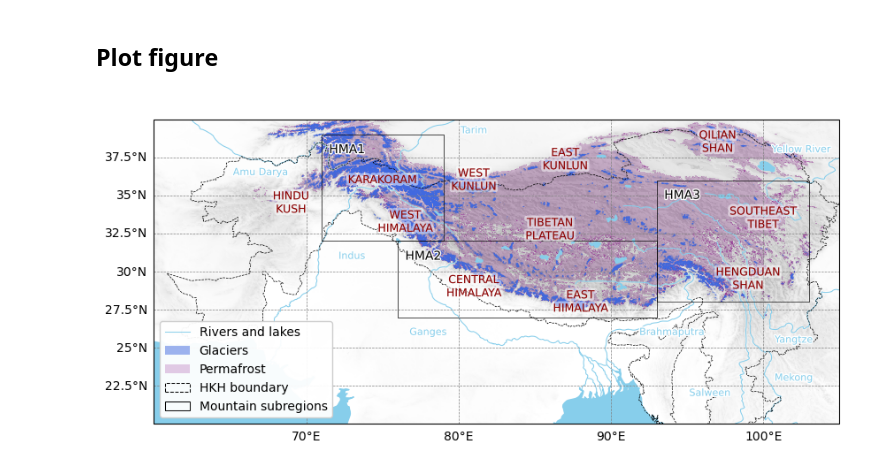
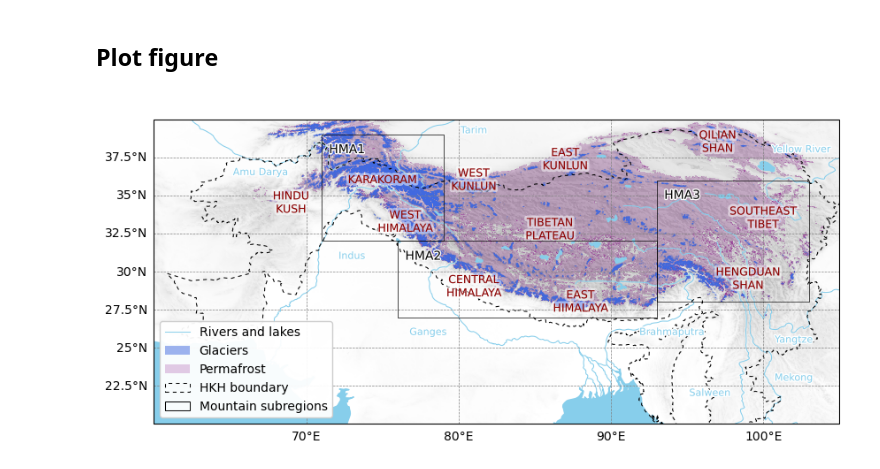
Before and after one commit to kenzaxtazi/bcm4rcm, a Jupyter notebook: plots/hma_map.ipynb, the cells around one changed output. Cells and saved outputs as stored; diff of their text form; code cells hidden in the pictures.

Commit message:
plot notebooks

```diff
--- a/plots/hma_map.ipynb
+++ b/plots/hma_map.ipynb
@@ -168,21 +112,3 @@ other_rivers = ['Naryn', 'Lancang', 'Nu', 'Jinsha', 'Yarkant', 'Hotan', 'Aksu',
 river_dict = {'Indus': [73, 31], 'Ganges': [78, 26], 'Brahmaputra': [94, 26],
               'Tarim': [81, 39.25], 'Amu Darya': [67, 36.5], 'Mekong': [102, 23], 'Salween': [96.5, 22],
               'Yangtze': [102, 25.5], 'Yellow River': [102.5, 38],}
-# %%
-def regional_rectangle(lonmin, lonmax, latmin, latmax, nvert=100):
-    """ Return Polygon object to create regional rectangle on maps."""
-    lons = np.r_[
-        np.linspace(lonmin, lonmin, nvert),
-        np.linspace(lonmin, lonmax, nvert),
-        np.linspace(lonmax, lonmax, nvert),
-    ].tolist()
-
-    lats = np.r_[
-        np.linspace(latmin, latmax, nvert),
-        np.linspace(latmax, latmax, nvert),
-        np.linspace(latmax, latmin, nvert),
-    ].tolist()
-
-    pgon = LinearRing(list(zip(lons, lats)))
-
-    return pgon
@@ -202,23 +135,20 @@ fig, ax1 = plt.subplots(figsize=(10, 6), subplot_kw={'projection': proj})
 # Elevation
 top_ds1['hs_elev'] = 50*top_ds1.hillshade * top_ds1.elevation**1.3
 hs = top_ds1.hs_elev.plot(cmap='gist_yarg', alpha=.5, add_colorbar=False, zorder=-13)
-#el = top_ds1.elevation.plot(cmap=newmap, alpha=0.5, vmin=-200, vmax=6300, cbar_kwargs={'label': 'Elevation [m]', 'location':'bottom','pad': 0.07, 'fraction': 0.03, 'aspect': 10, 'extend':'max'})
 
 # Permafrost
-#gdf.plot(ax=ax1, color='None', edgecolor='blue', linewidth=0.5, alpha=0.5)
 perm_da_sli.PFR.plot.contourf(ax=ax1, colors=['purple'], levels=[0, 1], alpha=0.2, transform=proj2, add_colorbar=False, zorder=-12)
 
 # Glaciers
-
 for glacier in [glaciers13_path, glaciers14_path, glaciers15_path]:
     glaciers_shp = shapereader.Reader(glacier)
     for rec in glaciers_shp.records():
         ax1.add_geometries(rec.geometry, crs=proj, edgecolor='royalblue', facecolor='None', linewidth=0.5, alpha=0.5, zorder=-11)
 
-# Features
+# Cartopy features
 ocean_50m = cf.NaturalEarthFeature("physical", "ocean", "50m", edgecolor="face", facecolor='skyblue')
 lakes_50m = cf.NaturalEarthFeature("physical", "lakes", "50m", edgecolor="skyblue", facecolor='skyblue')
-river_50m = cf.NaturalEarthFeature("physical", "rivers_lake_centerlines", "50m", edgecolor="skyblue", facecolor="None")
+#river_50m = cf.NaturalEarthFeature("physical", "rivers_lake_centerlines", "50m", edgecolor="skyblue", facecolor="None")
 ax1.add_feature(ocean_50m, zorder=-10)
 ax1.add_feature(lakes_50m, label='lakes', zorder=-9)
 
@@ -241,47 +171,47 @@ for rec in hkh_region_shape.records():
         hkh_region,
         edgecolor="black",
         facecolor="None",
-        linestyle='--',
-        linewidth=0.5,
+        linestyle=(0, (4,4)),
+        linewidth=0.75,
         zorder=-7)
-
-# Mountain boundaries
-ax1.add_geometries([hma1, hma2, hma3], proj, edgecolor="black",
-            facecolor="None", linestyle='-', linewidth=0.5)
 
 
 # Grid
 gl = ax1.gridlines(draw_labels=True, linewidth=0.5, linestyle='--', color='gray')
 gl.top_labels = False
 gl.right_labels = False
 ax1.set_ylabel(" ")
 ax1.set_xlabel(" ")
 ax1.set_title(" ")
 ax1.set_extent([60, 105, 20, 40], crs=proj)
 
 # Text
-
 for region, coord in region_dict.items():
-    ax1.text(coord[0], coord[1], region, fontsize=9, color='darkred', ha='center', va='center', zorder=10,
+    ax1.text(coord[0], coord[1], region, fontsize=9, color='darkred', ha='center', va='center',
             path_effects=[pe.withStroke(linewidth=4, foreground="white", alpha=0.5)])
 
 for region, coord in region_dict2.items():
-    ax1.text(coord[0], coord[1], region, fontsize=10, color='black', ha='left', va='center', zorder=10,
+    ax1.text(coord[0], coord[1], region, fontsize=10, color='black', ha='left', va='center',
             path_effects=[pe.withStroke(linewidth=2, foreground="white")])
 
 for river, coord in river_dict.items():
-    ax1.text(coord[0], coord[1], river, fontsize=8, color='skyblue', ha='center', va='center', zorder=10,
+    ax1.text(coord[0], coord[1], river, fontsize=8, color='skyblue', ha='center', va='center',
              path_effects=[pe.withStroke(linewidth=2, foreground="white")])
 
+# Subregion rectangles
+ax1.add_geometries([hma1, hma2, hma3], proj, edgecolor="black",
+            facecolor="None", linestyle='-', linewidth=0.5, zorder=10)
+
 rivers = mlines.Line2D([], [], color='skyblue', marker='None',label='Rivers and lakes', linewidth=0.75)
-hkh = Rectangle((0, 0), 1, 1, fc="None", edgecolor='black', linewidth=0.75, label='HKH boundary', linestyle='--')
+hkh = Rectangle((0, 0), 1, 1, fc="None", edgecolor='black', linewidth=0.75, linestyle=(0, (4,4)), label='HKH boundary')
 mountains = Rectangle((0, 0), 1, 1, fc="None", edgecolor='black', linewidth=0.75, label='Mountain subregions')
 glaciers = Rectangle((0, 0), 1, 1, fc='royalblue', alpha=0.5, label='Glaciers')
 perm = Rectangle((0, 0), 1, 1, fc='purple', alpha=0.2, label='Permafrost')
 ax1.legend(handles=[rivers, glaciers, perm, hkh, mountains], loc='lower left', framealpha=0.95)
 
 # rasterize negative zorder
 ax1.set_rasterization_zorder(0)
+
 plt.savefig('study_area.pdf', dpi=300, bbox_inches='tight')
 # %% [output]
-[figure, old version]
+[figure, new version]
```
Also changed, not shown: parts of 16 cells of this notebook, 1 other file.
